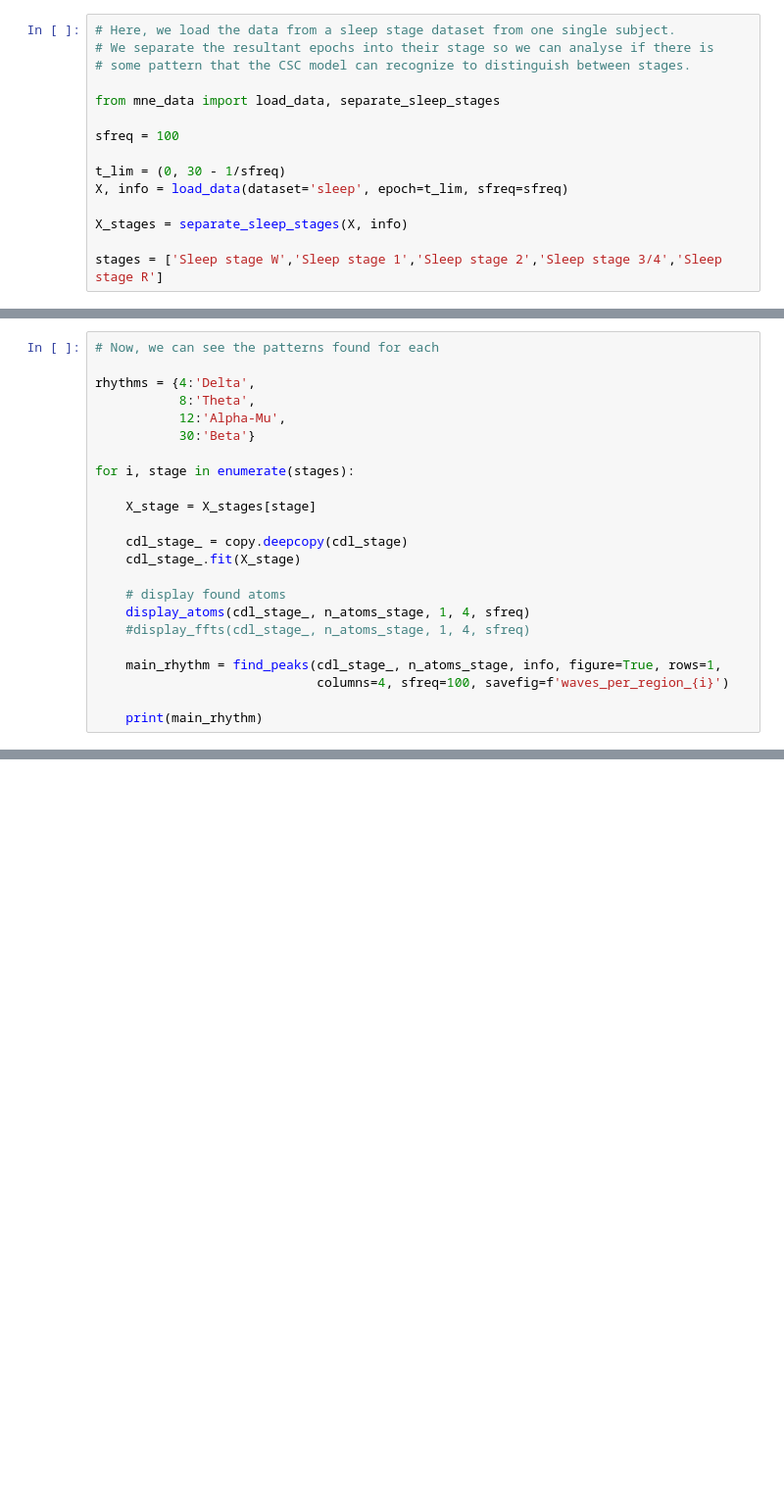
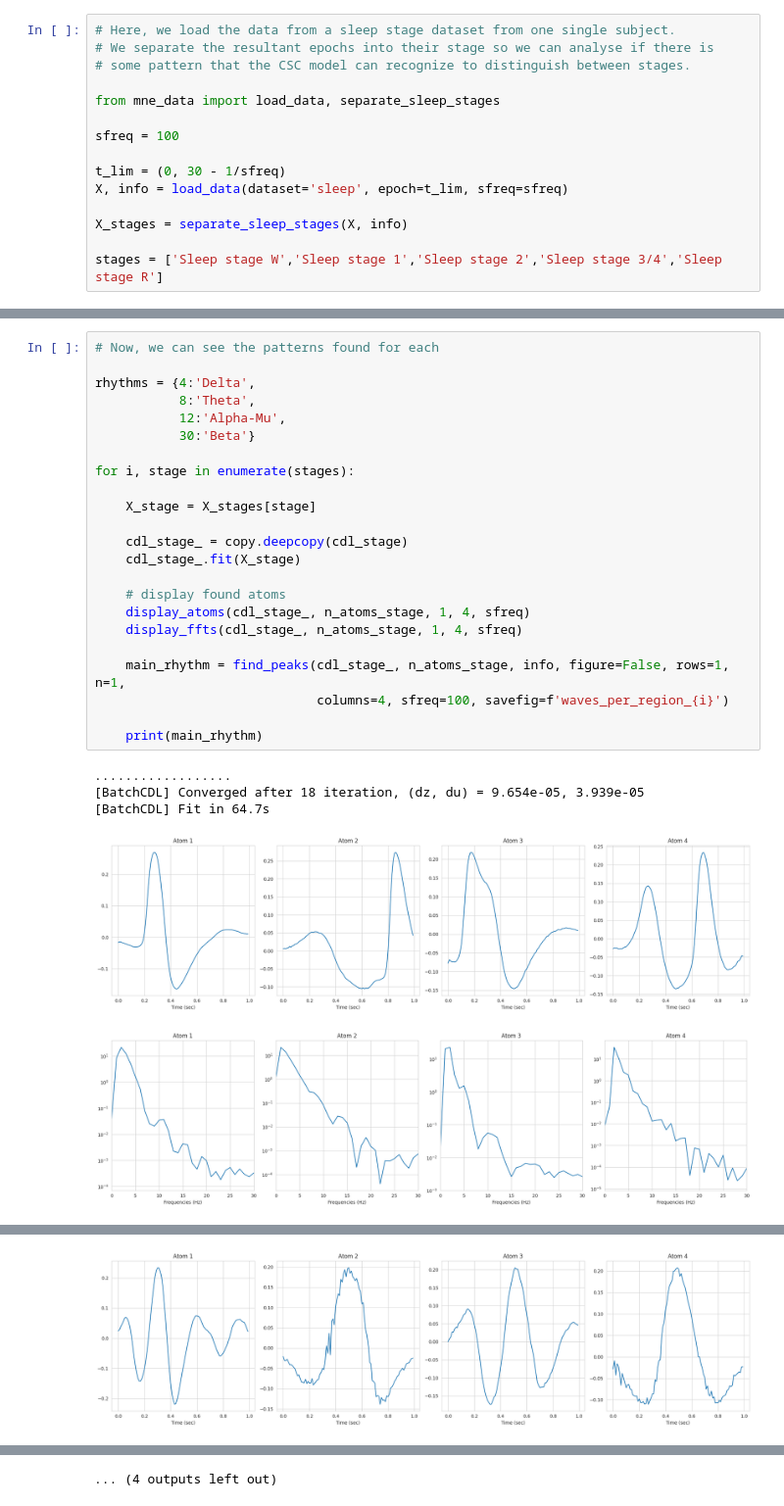
Before and after one commit to brunaafl/TS_CSC_MEG, a Jupyter notebook: src/plot_sleep_mu_waves.ipynb, the cells around one changed output, grey strips where cells are left out. Shown at 98% size. Cells and saved outputs as stored; diff of their text form; blank space fills up the shorter version.

```diff
--- a/src/plot_sleep_mu_waves.ipynb
+++ b/src/plot_sleep_mu_waves.ipynb
@@ -85,23 +92,29 @@ display_topomap(cdl, n_atoms, 5, 5, info)
 # %%
 # Now, we can see the patterns found for each
 
 rhythms = {4:'Delta',
            8:'Theta',
            12:'Alpha-Mu',
            30:'Beta'}
 
 for i, stage in enumerate(stages):
 
     X_stage = X_stages[stage]
 
     cdl_stage_ = copy.deepcopy(cdl_stage)
     cdl_stage_.fit(X_stage)
 
     # display found atoms
     display_atoms(cdl_stage_, n_atoms_stage, 1, 4, sfreq)
-    #display_ffts(cdl_stage_, n_atoms_stage, 1, 4, sfreq)
+    display_ffts(cdl_stage_, n_atoms_stage, 1, 4, sfreq)
 
-    main_rhythm = find_peaks(cdl_stage_, n_atoms_stage, info, figure=True, rows=1,
+    main_rhythm = find_peaks(cdl_stage_, n_atoms_stage, info, figure=False, rows=1, n=1,
                              columns=4, sfreq=100, savefig=f'waves_per_region_{i}')
 
     print(main_rhythm)
+# %% [output]
+..................
+[BatchCDL] Converged after 18 iteration, (dz, du) = 9.654e-05, 3.939e-05
+[BatchCDL] Fit in 64.7s
+[figure, added]
+[figure, added]
@@ -107,0 +138 @@ for i, stage in enumerate(stages):
+[figure, added]
@@ -107,0 +178 @@ for i, stage in enumerate(stages):
+... (4 outputs left out)
```
Also changed, not shown: parts of 4 cells of this notebook, 3 other files.
